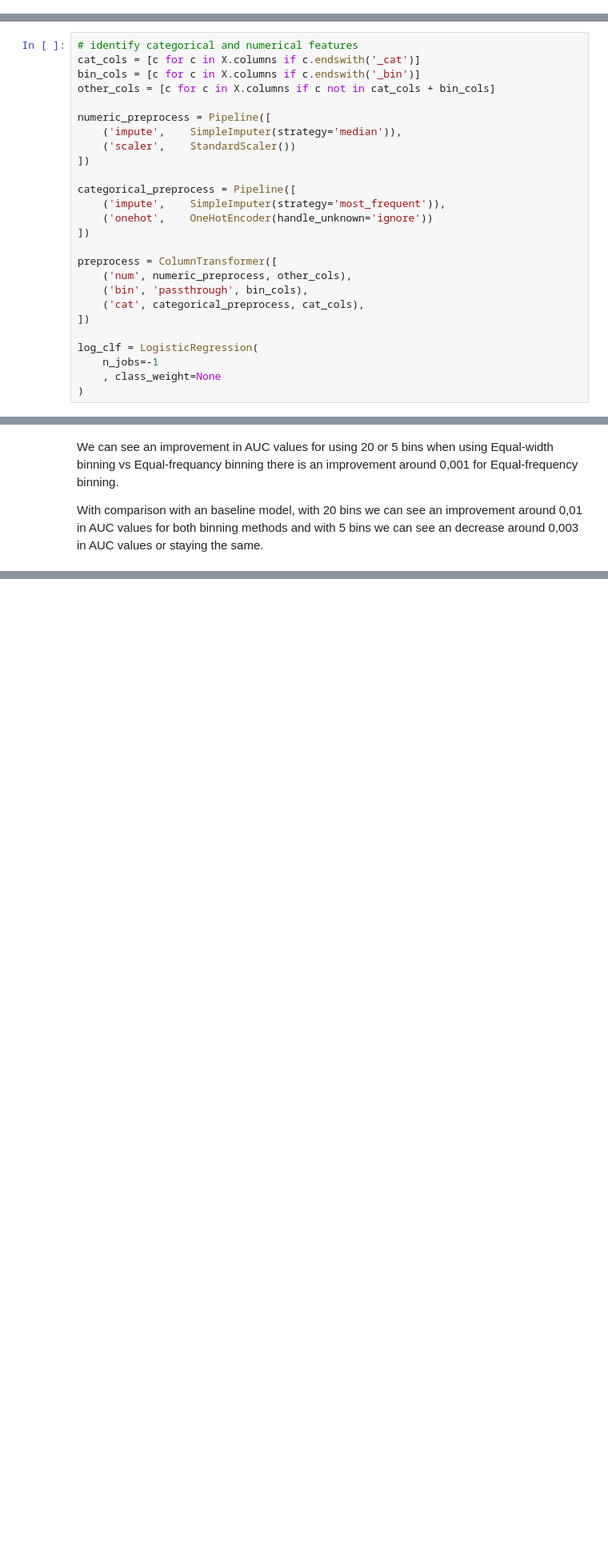
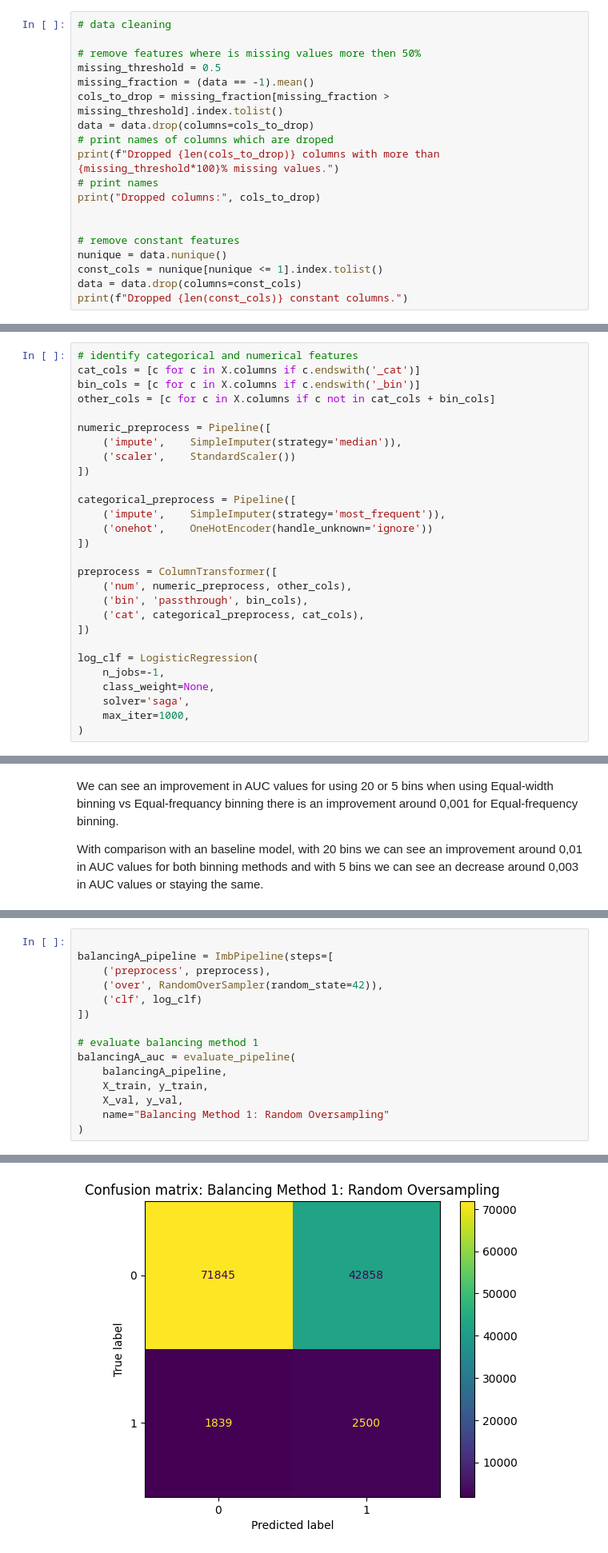
Before and after one commit to cernyfili/CVUT_2526_PDD_2_Data_preprocessing, a Jupyter notebook: 02_homework.ipynb, the cells around one changed output, grey strips where cells are left out. Shown: that part at 80% size. Cells and saved outputs as stored; diff of their text form; blank space fills up the shorter version.

```diff
--- a/02_homework.ipynb
+++ b/02_homework.ipynb
@@ -76,3 +79,22 @@ data_path = "data/data.csv"
 
 # Load the data
 data = pd.read_csv(data_path)
+# %%
+# data cleaning
+
+# remove features where is missing values more then 50%
+missing_threshold = 0.5
+missing_fraction = (data == -1).mean()
+cols_to_drop = missing_fraction[missing_fraction > missing_threshold].index.tolist()
+data = data.drop(columns=cols_to_drop)
+# print names of columns which are droped
+print(f"Dropped {len(cols_to_drop)} columns with more than {missing_threshold*100}% missing values.")
+# print names
+print("Dropped columns:", cols_to_drop)
+
+
+# remove constant features
+nunique = data.nunique()
+const_cols = nunique[nunique <= 1].index.tolist()
+data = data.drop(columns=const_cols)
+print(f"Dropped {len(const_cols)} constant columns.")
@@ -186,8 +212,10 @@ preprocess = ColumnTransformer([
 ])
 
 log_clf = LogisticRegression(
-    n_jobs=-1
-    , class_weight=None
+    n_jobs=-1,
+    class_weight=None,
+    solver='saga',
+    max_iter=1000,
 )
 # %%
 def evaluate_pipeline(pipe, X_train, y_train, X_val, y_val, name="model"):
@@ -534,0 +570,16 @@ With comparison with an baseline model, with 20 bins we can see an improvement a
+# %%
+
+balancingA_pipeline = ImbPipeline(steps=[
+    ('preprocess', preprocess),
+    ('over', RandomOverSampler(random_state=42)),
+    ('clf', log_clf)
+])
+
+# evaluate balancing method 1
+balancingA_auc = evaluate_pipeline(
+    balancingA_pipeline,
+    X_train, y_train,
+    X_val, y_val,
+    name="Balancing Method 1: Random Oversampling"
+)
+# %% [output]
@@ -534,0 +596 @@ With comparison with an baseline model, with 20 bins we can see an improvement a
+[figure, added]
```
Also changed, not shown: parts of 29 cells of this notebook, 1 other file.
